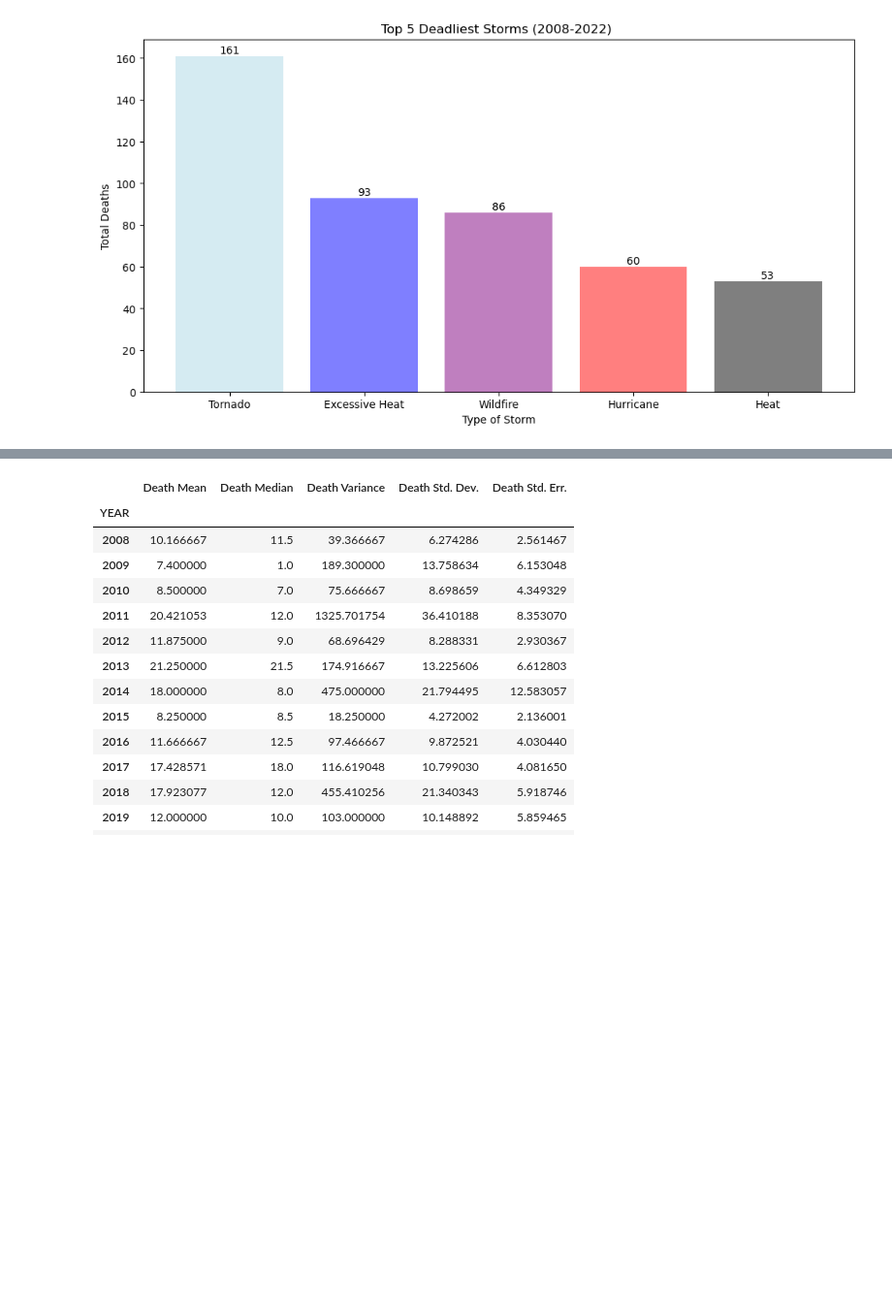
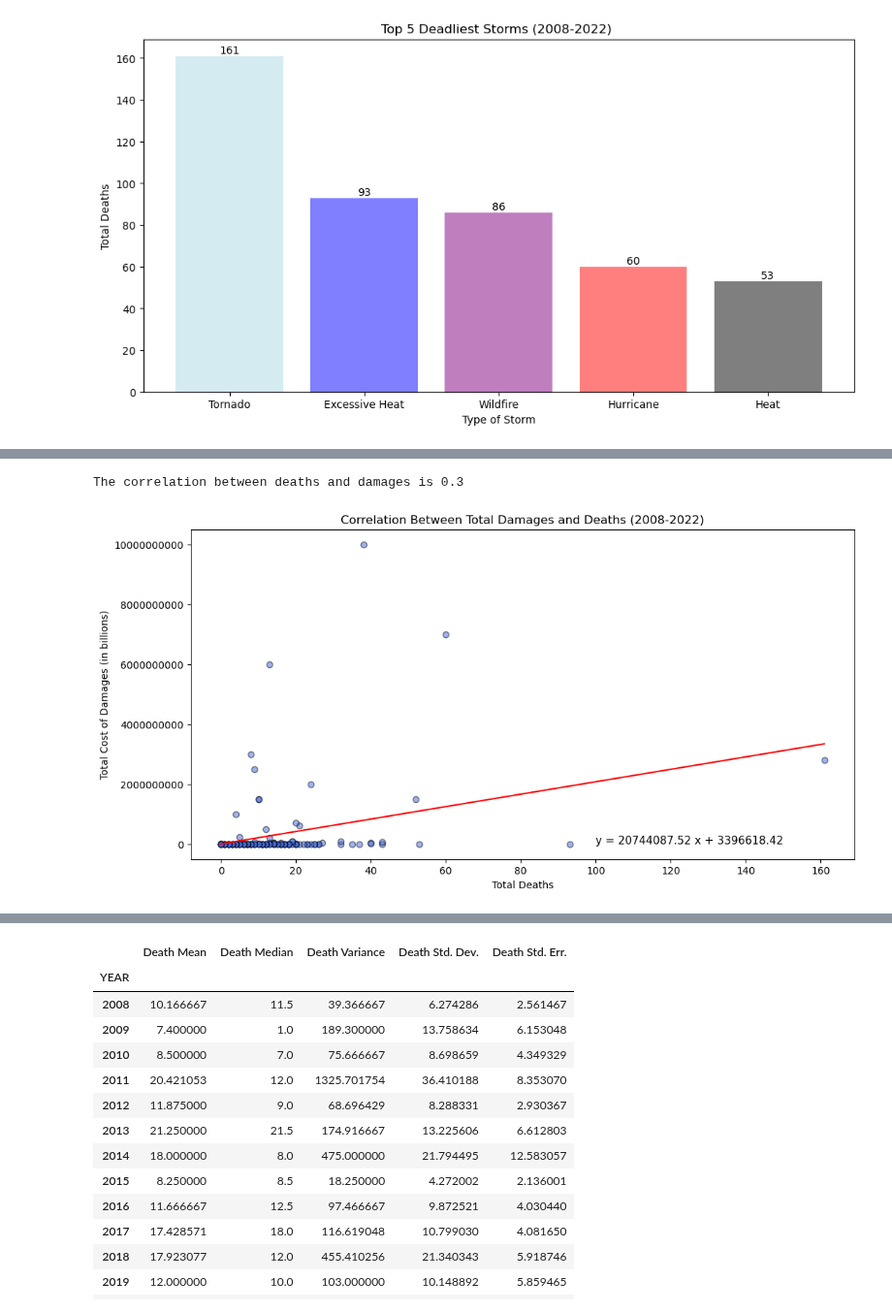
Before and after one commit to elizabethmorgan26/team1, a Jupyter notebook: 2008-2022 Storm Analysis.ipynb, the cells around one changed output, grey strips where cells are left out. Shown at 97% size. Saved outputs shown, nothing was run; the diff lists cells and outputs as text; code cells hidden in the pictures; blank space fills up the shorter version.

```diff
--- a/2008-2022 Storm Analysis.ipynb
+++ b/2008-2022 Storm Analysis.ipynb
@@ -249,0 +314,6 @@ plt.show()
+# %%
+# play with eliminating the damages outlier
+nooutliers_df = groupbydeath_df.loc[(groupbydeath_df["TOTAL DAMAGES"] < 15999999999)]
+
+# Display sample data
+nooutliers_df.head()
@@ -250,3 +327,31 @@ plt.show()
+# %%
+# Calculate the correlation coefficient and a linear regression model WITHOUT THE OUTLIER for deaths and damages
+
+correlation =stats.pearsonr(nooutliers_df["TOTAL DEATHS"],nooutliers_df["TOTAL DAMAGES"])
+print(f"The correlation between deaths and damages is {round(correlation[0],2)}")
+
+# Add the linear regression equation and line to plot
+(slope, intercept,rvalue, pvalue, stderr)= stats.linregress(nooutliers_df["TOTAL DEATHS" ],nooutliers_df["TOTAL DAMAGES"])
+regress_values= nooutliers_df["TOTAL DEATHS"]* slope + intercept
+line_eq= f"y = {round(slope, 2)} x + {round(intercept, 2)}"
+
+plt.figure(figsize=(12, 6))
+plt.scatter(nooutliers_df["TOTAL DEATHS"], nooutliers_df["TOTAL DAMAGES"] ,color='royalblue', edgecolor='k', alpha=0.5)
+plt.plot(nooutliers_df["TOTAL DEATHS"], regress_values, color='red')
+plt.ticklabel_format(style='plain')
+plt.annotate(line_eq,(100, 36), fontsize=11)
+plt.xlabel("Total Deaths")
+plt.ylabel("Total Cost of Damages (in billions)")
+plt.title("Correlation Between Total Damages and Deaths (2008-2022)")
+
+# Save the figure
+plt.savefig("Fig1.png")
+
+#show the figure
+plt.show()
+# %% [output]
+The correlation between deaths and damages is 0.3
+[figure, added]
 # %%
 # Calculate the correlation coefficient and a linear regression model for deaths and damages
 
```
Also changed, not shown: parts of 7 cells of this notebook.
